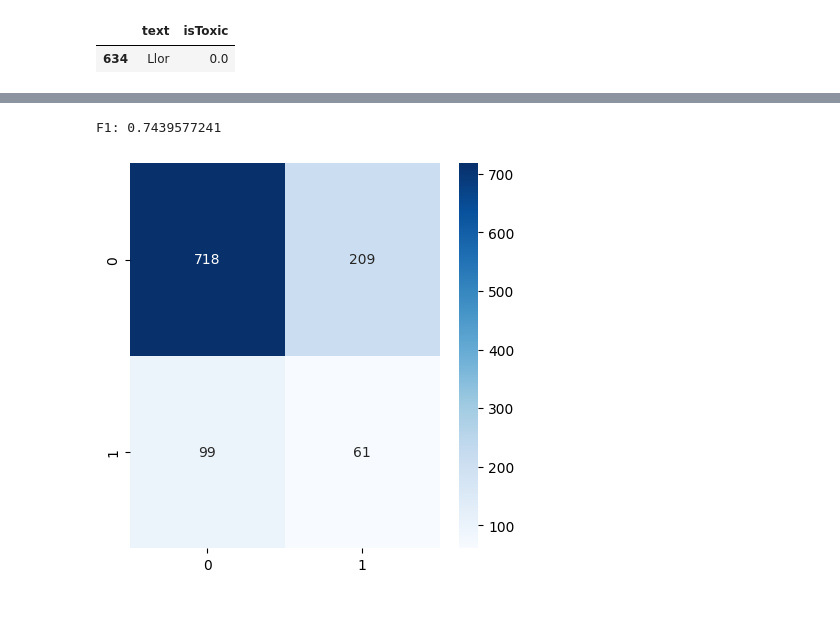
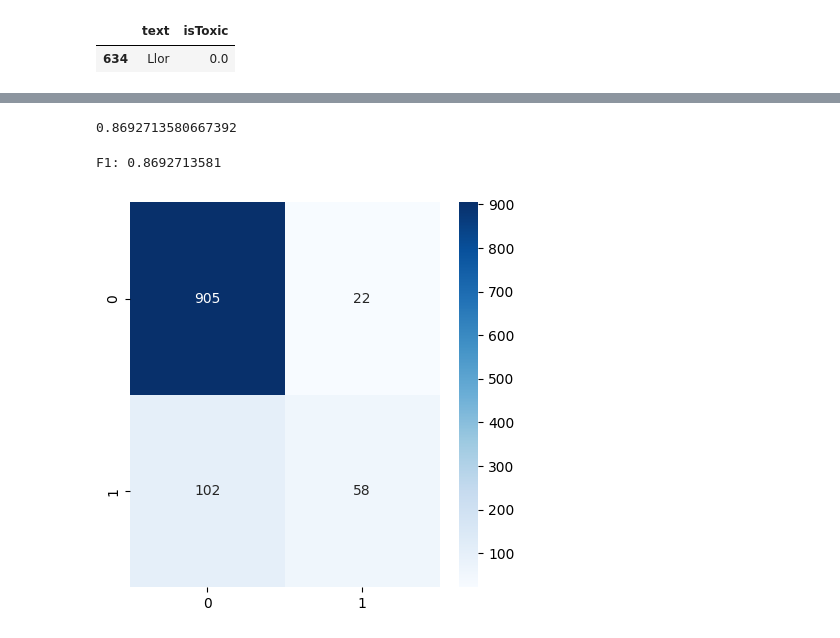
Before and after one commit to setday/HSE_ML_SP2024, a Jupyter notebook: notebooks/results.ipynb, the cells around one changed output, grey strips where cells are left out. Saved outputs shown, nothing was run; the diff lists cells and outputs as text; code cells hidden in the pictures; blank space fills up the shorter version.

Commit message:
results

```diff
--- a/notebooks/results.ipynb
+++ b/notebooks/results.ipynb
@@ -52,5 +53,3 @@ from model_worker import model_predict
 # %%
 df_parsed.dropna(inplace=True)
 df_parsed['text'] = refactor_data(df_parsed['text'])
-# %%
-mod_vec = import_model('../models/RandomForestClassifier.pkl','../models/TfidfVectorizer.pkl')
@@ -78,3 +66,24 @@ def show_model_perfection_metrics(y_test, y_pred):
     plt.figure(figsize=(5, 5))
     sns.heatmap(cm, annot=True, fmt='g', cmap='Blues')
     plt.show()
+# %%
+# CatBoostClassifier.pkl
+# LogisticRegression.pkl
+# RandomForestClassifier.pkl
+def get_model_score(model):
+    print(model)
+    mod_vec = import_model(f'../models/{model}','../models/TfidfVectorizer.pkl')
+    y_pred = model_predict(mod_vec, df_parsed)
+    f1_score(df_parsed['isToxic'], y_pred, average='weighted')
+    show_model_perfection_metrics(df_parsed['isToxic'], y_pred)
+    df_parsed['pred'] = y_pred
+    df_parsed[(df_parsed['isToxic'] != df_parsed['pred']) & df_parsed['isToxic']]
+    return y_pred
+# %%
+import numpy as np
+
+accume = []
+
+for model in ['CatBoostClassifier.pkl', 'LogisticRegression.pkl', 'RandomForestClassifier.pkl']:
+    y_pred = get_model_score(model)
+    accume.append(y_pred)
@@ -81,5 +102,10 @@ def show_model_perfection_metrics(y_test, y_pred):
+# %%
+resulted_sum = (sum(accume) / 3).round()
+f1_score(df_parsed['isToxic'], resulted_sum, average='weighted')
+# %% [output]
+0.8692713580667392
 # %%
-show_model_perfection_metrics(df_parsed['isToxic'], y_pred)
+show_model_perfection_metrics(df_parsed['isToxic'], resulted_sum)
 # %% [output]
-F1: 0.7439577241
+F1: 0.8692713581
-[figure, old version]
+[figure, new version]
```
Also changed, not shown: parts of 5 cells of this notebook.
